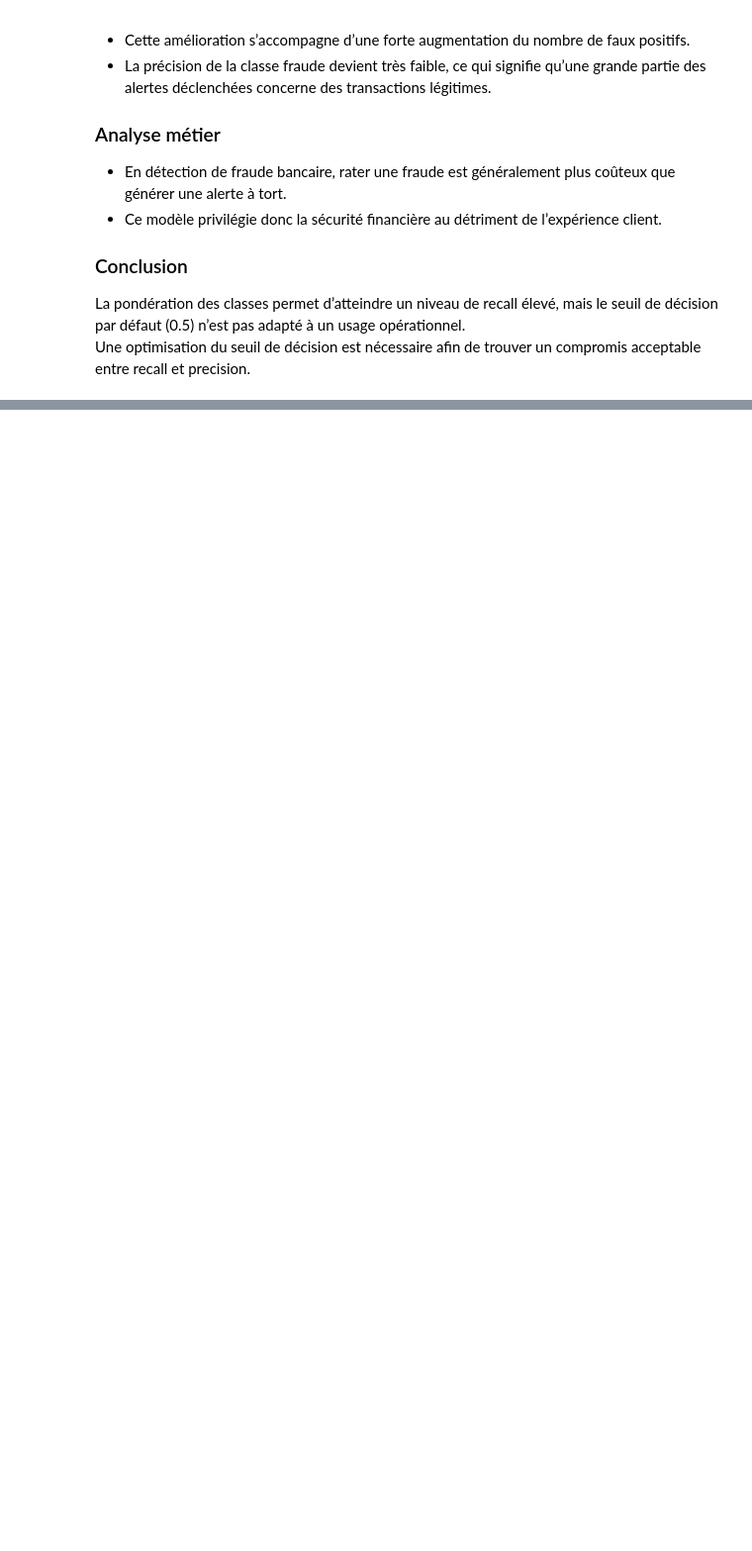
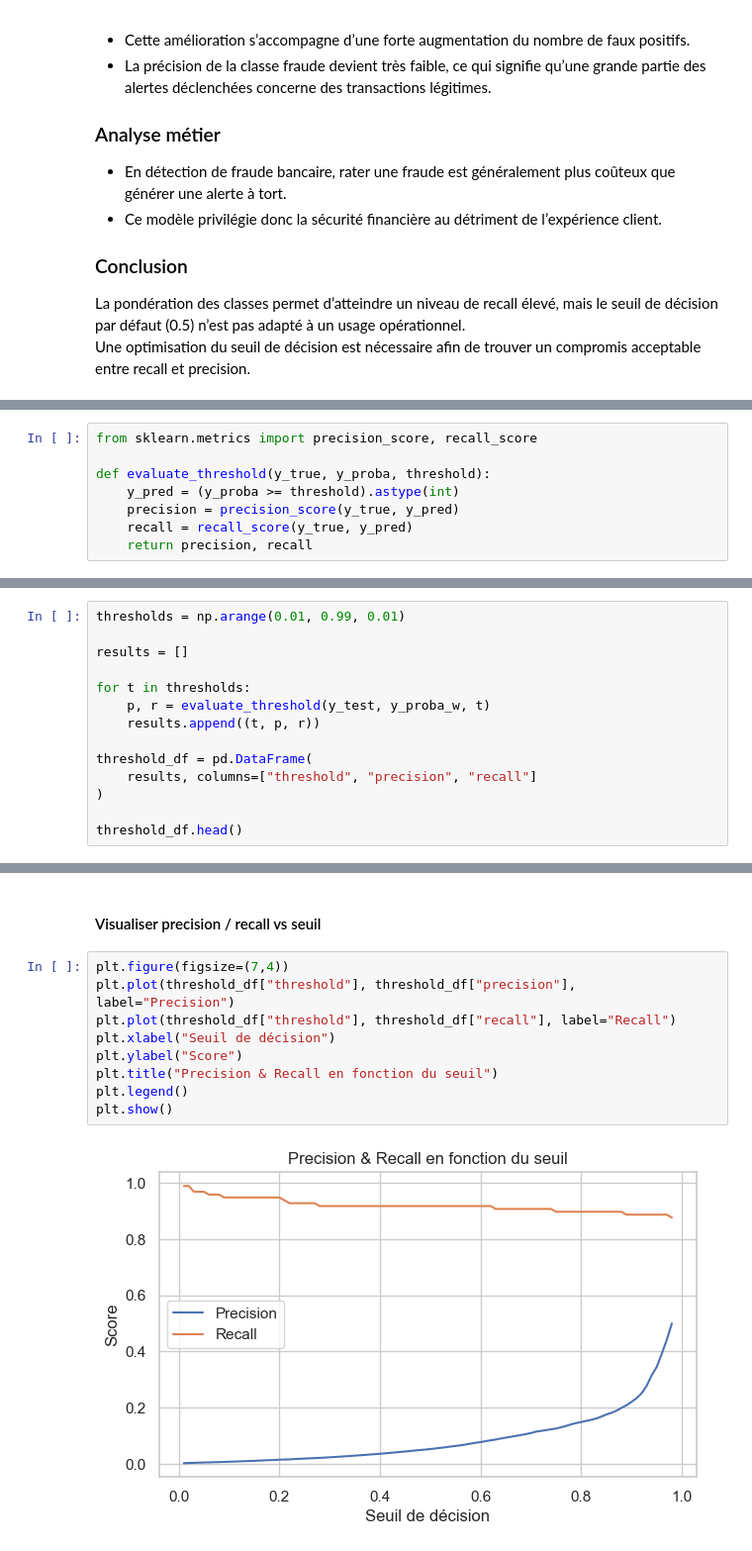
Before and after one commit to ayasmihii/fraud-detection-ml, a Jupyter notebook: notebooks/01_eda_credit_card_fraud.ipynb, the cells around one changed output, grey strips where cells are left out. Shown at 99% size. Cells and saved outputs as stored; diff of their text form; blank space fills up the shorter version.

Commit message:
Add decision threshold optimization and business analysis

```diff
--- a/notebooks/01_eda_credit_card_fraud.ipynb
+++ b/notebooks/01_eda_credit_card_fraud.ipynb
@@ -381,0 +386,8 @@ Une optimisation du seuil de décision est nécessaire afin de trouver un compro
+# %%
+from sklearn.metrics import precision_score, recall_score
+
+def evaluate_threshold(y_true, y_proba, threshold):
+    y_pred = (y_proba >= threshold).astype(int)
+    precision = precision_score(y_true, y_pred)
+    recall = recall_score(y_true, y_pred)
+    return precision, recall
@@ -381,0 +396,14 @@ Une optimisation du seuil de décision est nécessaire afin de trouver un compro
+# %%
+thresholds = np.arange(0.01, 0.99, 0.01)
+
+results = []
+
+for t in thresholds:
+    p, r = evaluate_threshold(y_test, y_proba_w, t)
+    results.append((t, p, r))
+
+threshold_df = pd.DataFrame(
+    results, columns=["threshold", "precision", "recall"]
+)
+
+threshold_df.head()
@@ -381,0 +417,13 @@ Une optimisation du seuil de décision est nécessaire afin de trouver un compro
+# %% [markdown]
+#### Visualiser precision / recall vs seuil
+# %%
+plt.figure(figsize=(7,4))
+plt.plot(threshold_df["threshold"], threshold_df["precision"], label="Precision")
+plt.plot(threshold_df["threshold"], threshold_df["recall"], label="Recall")
+plt.xlabel("Seuil de décision")
+plt.ylabel("Score")
+plt.title("Precision & Recall en fonction du seuil")
+plt.legend()
+plt.show()
+# %% [output]
+[figure, added]
```
Also changed, not shown: parts of 11 cells of this notebook.
